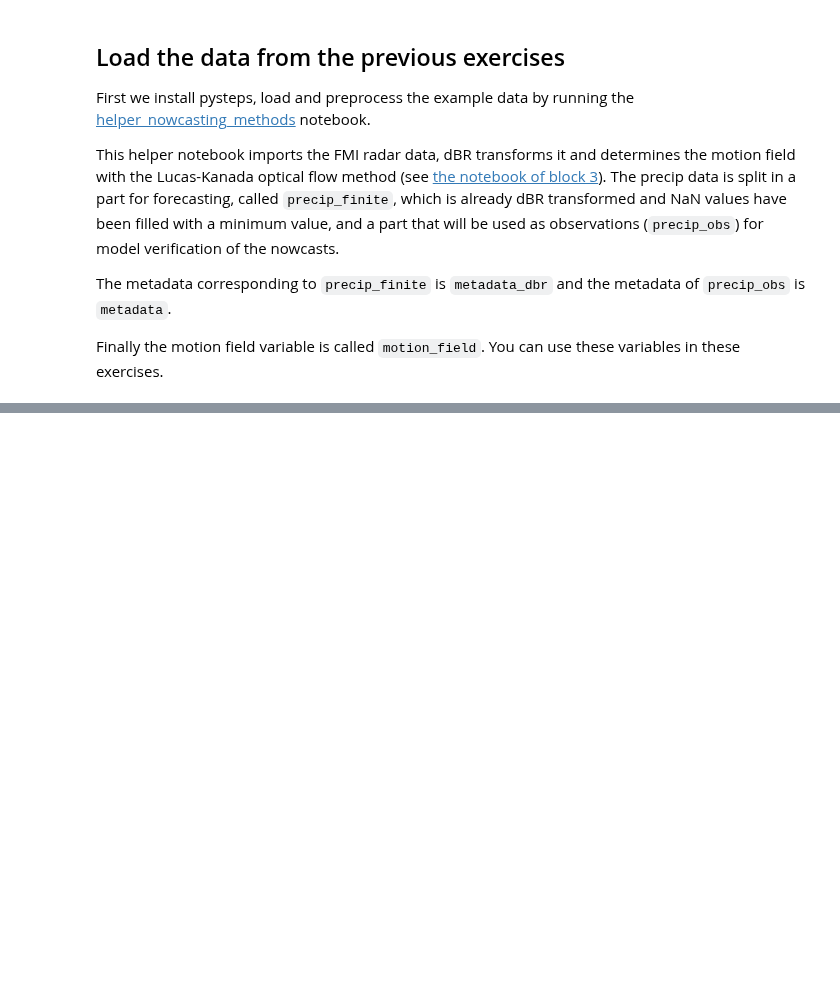
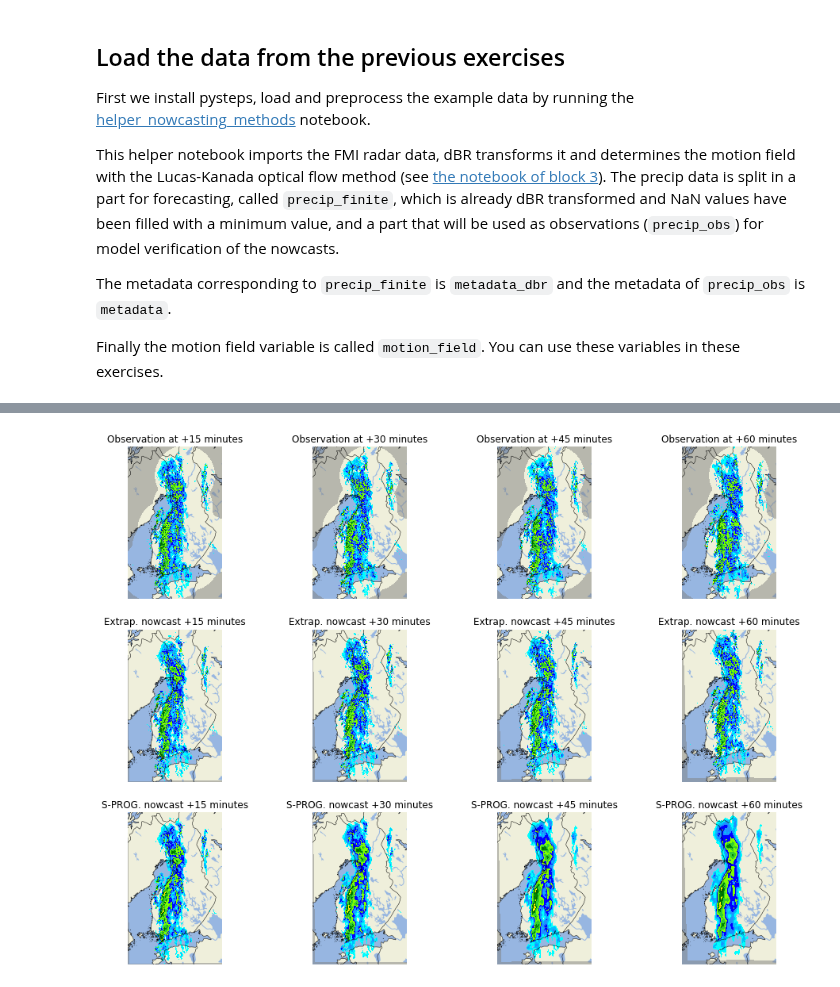
Before and after one commit to pySTEPS/ERAD-nowcasting-course-2022, a Jupyter notebook: hands-on-session-users/notebooks/block_04_deterministic_nowcasts.ipynb, the cells around one changed output, grey strips where cells are left out. Cells and saved outputs as stored; diff of their text form; code cells hidden in the pictures; blank space fills up the shorter version.

```diff
--- a/hands-on-session-users/notebooks/block_04_deterministic_nowcasts.ipynb
+++ b/hands-on-session-users/notebooks/block_04_deterministic_nowcasts.ipynb
@@ -44,0 +133,35 @@ Uninstalling Shapely-1.8.2:
+# %%
+plt.figure(figsize=(16, 12))
+# First plot the observations
+for i, j in enumerate(range(2, 13, 3)):
+    plt.subplot(3, 4, 1 + i)
+    plot_precip_field(
+        precip_obs[j],
+        geodata=metadata,
+        colorscale="STEPS-BE",
+        colorbar=False
+        )
+    plt.title(f"Observation at +{(j + 1) * 5} minutes")
+
+# We'll plot the nowcast for four lead times
+for i, j in enumerate(range(2, 13, 3)):
+    plt.subplot(3, 4, 5 + i)
+    plot_precip_field(
+        precip_extrap[j],
+        geodata=metadata,
+        colorscale="STEPS-BE",
+        colorbar=False
+        )
+    plt.title(f"Extrap. nowcast +{(j + 1) * 5} minutes")
+
+for i, j in enumerate(range(2, 13, 3)):
+    plt.subplot(3, 4, 9 + i)
+    plot_precip_field(
+        precip_sprog[j],
+        geodata=metadata,
+        colorscale="STEPS-BE",
+        colorbar=False
+        )
+    plt.title(f"S-PROG. nowcast +{(j + 1) * 5} minutes")
+# %% [output]
+[figure, added]
```
Also changed, not shown: parts of 9 cells of this notebook, 1 other file.
